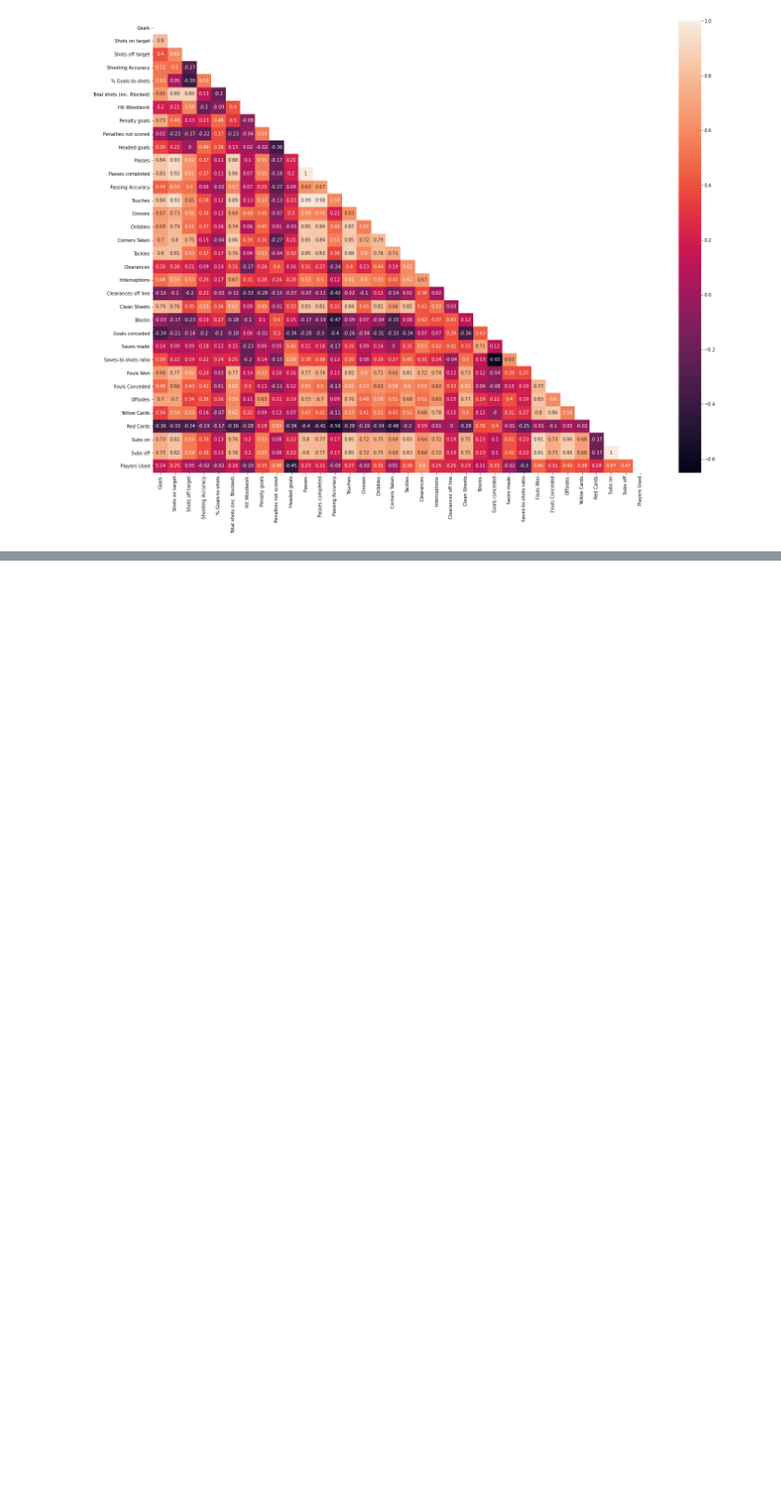
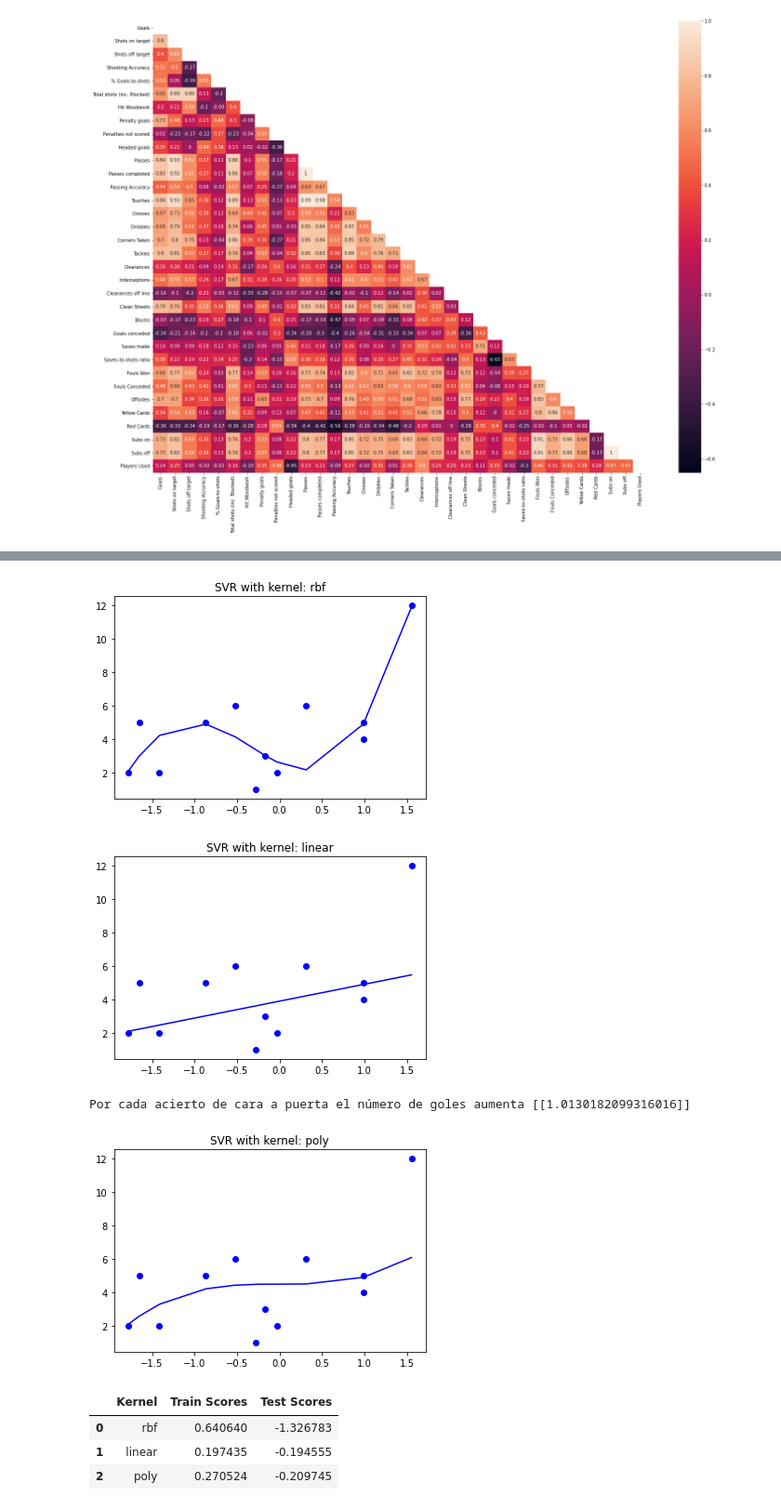
Before and after one commit to SoniaCobPac/the_bridge_bootcamp, a Jupyter notebook: week10_ML_competition_pca_kmeans/day1_gridsearch_pipelines/exercises/2.football_stats.ipynb, the cells around one changed output, grey strips where cells are left out. Shown at 93% size. Saved outputs shown, nothing was run; the diff lists cells and outputs as text; code cells hidden in the pictures; blank space fills up the shorter version.

```diff
--- a/week10_ML_competition_pca_kmeans/day1_gridsearch_pipelines/exercises/2.football_stats.ipynb
+++ b/week10_ML_competition_pca_kmeans/day1_gridsearch_pipelines/exercises/2.football_stats.ipynb
@@ -149,0 +245,45 @@ Test Score: 0.00041395510035546756
+# %%
+kernel = ['rbf', 'linear', 'poly']
+dictionary_scores = {"column":[], "kernel":[], "score":[]}
+train_scores = []
+test_scores = []
+
+for k in kernel:
+    scalar = StandardScaler()
+    scalar.fit(X)
+    X_scaler = scalar.transform(X)
+
+    X_train, X_test, y_train, y_test = train_test_split(X_scaler, y, test_size=0.2, random_state = 42)
+
+    model = SVR(kernel=k, gamma=0.1, C=1000)
+    model.fit(X_train, y_train)
+    y_pred = model.predict(X_train)
+    train_scores.append(model.score(X_train, y_train))
+    test_scores.append(model.score(X_test, y_test))
+
+    X_train_to_show, y_train_to_show = zip(*sorted(zip(X_train, y_train)))
+    plt.scatter(X_train_to_show, y_train_to_show, color="blue")
+
+    X_train_to_show, y_pred = zip(*sorted(zip(X_train, y_pred)))
+    plt.plot(X_train_to_show, y_pred, color="blue")
+
+    plt.title("SVR with kernel: " + str(k))
+    plt.show()
+
+    if k == "linear":
+        gradient = model.coef_.tolist()
+        print(f"Por cada acierto de cara a puerta el número de goles aumenta {gradient}")
+
+dictionary = {"Kernel": kernel, "Train Scores": train_scores, "Test Scores": test_scores}
+
+scores = pd.DataFrame(dictionary)
+scores
+# %% [output]
+[figure, added]
+[figure, added]
+Por cada acierto de cara a puerta el número de goles aumenta [[1.0130182099316016]]
+[figure, added]
+|  | Kernel | Train Scores | Test Scores |
+| 0 | rbf | 0.640640 | -1.326783 |
+| 1 | linear | 0.197435 | -0.194555 |
+| 2 | poly | 0.270524 | -0.209745 |
```
Also changed, not shown: parts of 28 cells of this notebook, 14 other files.
